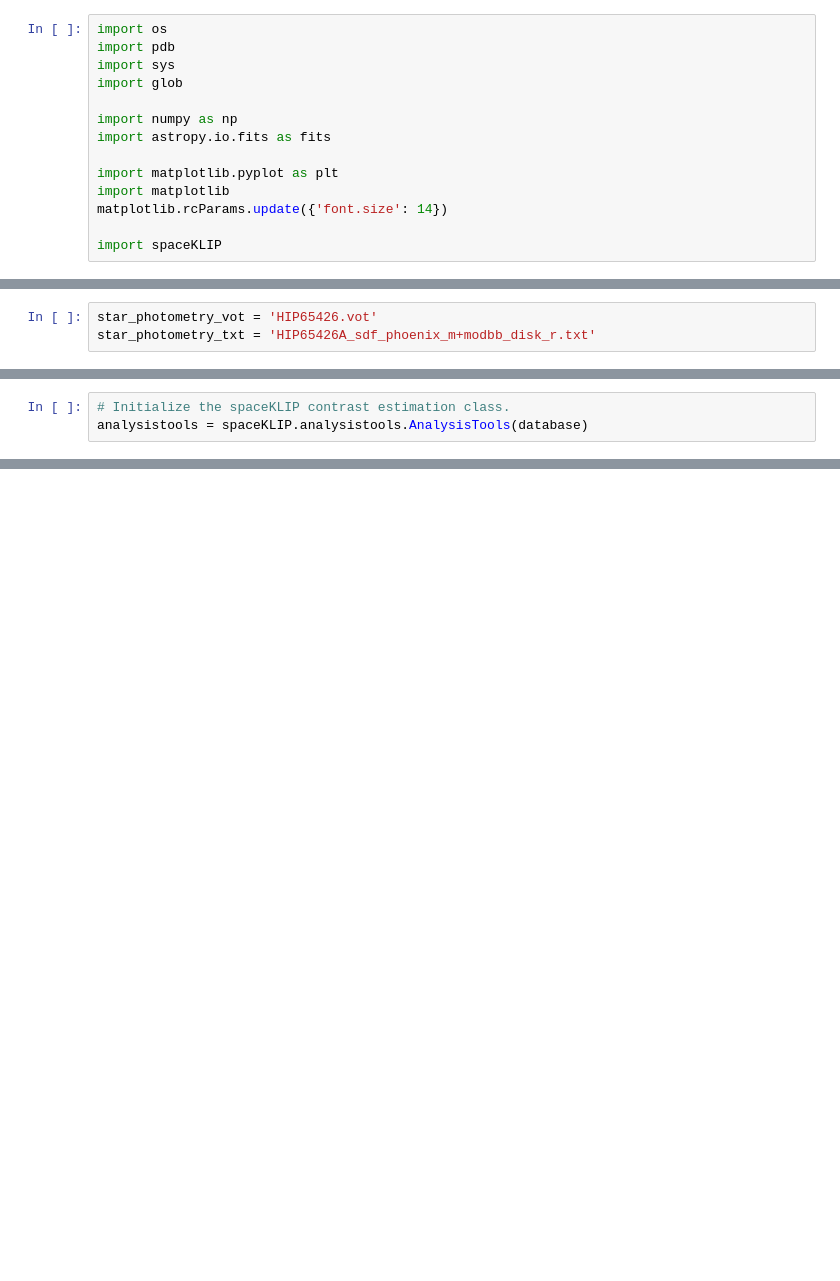
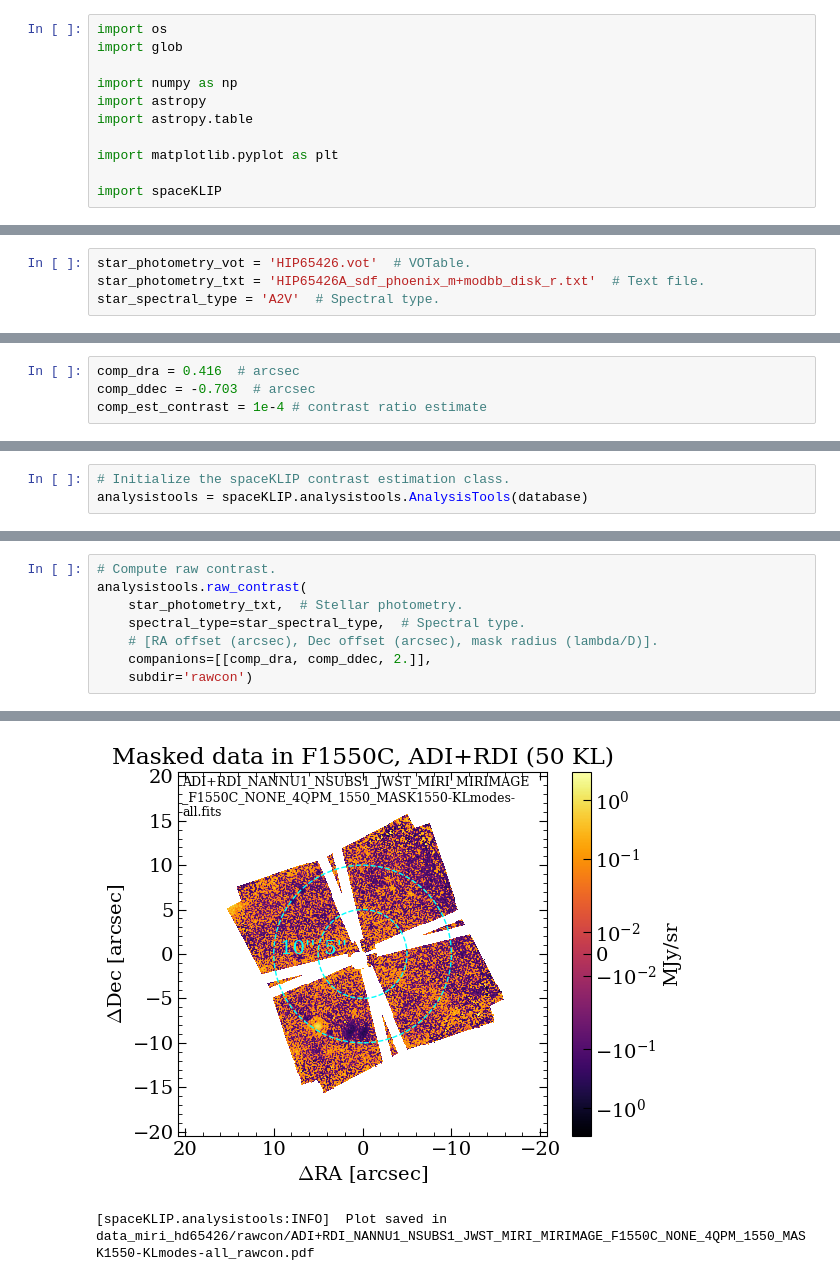
Before and after one commit to kammerje/spaceKLIP, a Jupyter notebook: docs/source/tutorials/tutorial_MIRI_contrast_analyses.ipynb, the cells around one changed output, grey strips where cells are left out. Saved outputs shown, nothing was run; the diff lists cells and outputs as text; blank space fills up the shorter version.

Commit message:
MIRI tutorial updates

```diff
--- a/docs/source/tutorials/tutorial_MIRI_contrast_analyses.ipynb
+++ b/docs/source/tutorials/tutorial_MIRI_contrast_analyses.ipynb
@@ -14,14 +36,11 @@ from the JWST ERS program on Direct Observations of Exoplanetary Systems, progra
 # %%
 import os
-import pdb
-import sys
 import glob
 
 import numpy as np
-import astropy.io.fits as fits
+import astropy
+import astropy.table
 
 import matplotlib.pyplot as plt
-import matplotlib
-matplotlib.rcParams.update({'font.size': 14})
 
 import spaceKLIP
@@ -80,3 +95,4 @@ We provide here examples of both kinds of file, provided by Aarynn Carter. _Only
 # %%
-star_photometry_vot = 'HIP65426.vot'
-star_photometry_txt = 'HIP65426A_sdf_phoenix_m+modbb_disk_r.txt'
+star_photometry_vot = 'HIP65426.vot'  # VOTable.
+star_photometry_txt = 'HIP65426A_sdf_phoenix_m+modbb_disk_r.txt'  # Text file.
+star_spectral_type = 'A2V'  # Spectral type.
@@ -109,0 +119,4 @@ plt.legend(fontsize=9)
+# %%
+comp_dra = 0.416  # arcsec
+comp_ddec = -0.703  # arcsec
+comp_est_contrast = 1e-4 # contrast ratio estimate
@@ -134,0 +146,9 @@ This step also requires an uncertainty for the stellar photometry, parameterized
+# %%
+# Compute raw contrast.
+analysistools.raw_contrast(
+    star_photometry_txt,  # Stellar photometry.
+    spectral_type=star_spectral_type,  # Spectral type.
+    # [RA offset (arcsec), Dec offset (arcsec), mask radius (lambda/D)].
+    companions=[[comp_dra, comp_ddec, 2.]],
+    subdir='rawcon')
+# %% [output]
@@ -134,0 +164,2 @@ This step also requires an uncertainty for the stellar photometry, parameterized
+[figure, added]
+[spaceKLIP.analysistools:INFO]  Plot saved in data_miri_hd65426/rawcon/ADI+RDI_NANNU1_NSUBS1_JWST_MIRI_MIRIMAGE_F1550C_NONE_4QPM_1550_MASK1550-KLmodes-all_rawcon.pdf
```
Also changed, not shown: parts of 50 cells of this notebook, 2 other files.
